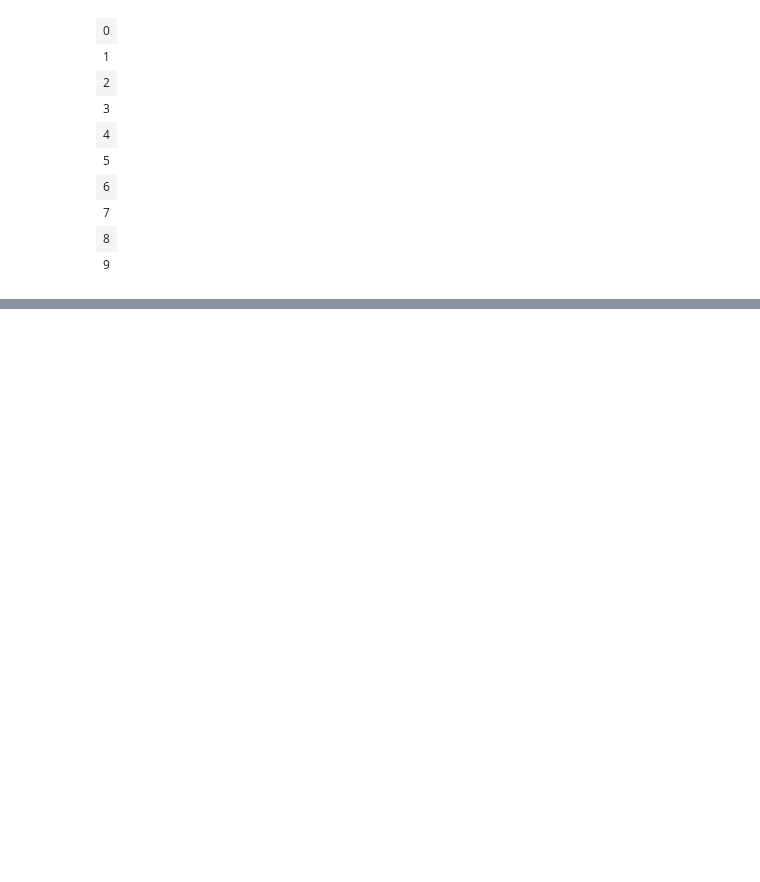
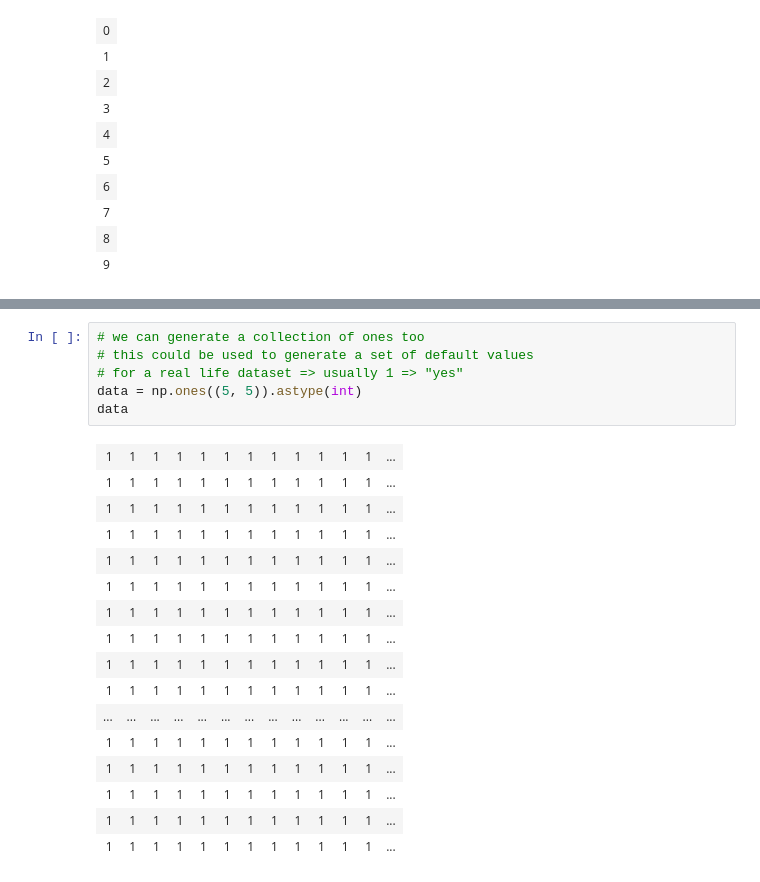
Before and after one commit to tuomasvaltanenLUAS/DataAnalytics2026, a Jupyter notebook: lecture2_numpy/numpy_examples1.ipynb, the cells around one changed output, grey strips where cells are left out. Drawn from its saved outputs; the diff is of its cells as text; blank space fills up the shorter version.

```diff
--- a/lecture2_numpy/numpy_examples1.ipynb
+++ b/lecture2_numpy/numpy_examples1.ipynb
@@ -66,0 +161,23 @@ data
+# %%
+# we can generate a collection of ones too
+# this could be used to generate a set of default values
+# for a real life dataset => usually 1 => "yes"
+data = np.ones((5, 5)).astype(int)
+data
+# %% [output]
+| 1 | 1 | 1 | 1 | 1 | 1 | 1 | 1 | 1 | 1 | 1 | 1 | ... |
+| 1 | 1 | 1 | 1 | 1 | 1 | 1 | 1 | 1 | 1 | 1 | 1 | ... |
+| 1 | 1 | 1 | 1 | 1 | 1 | 1 | 1 | 1 | 1 | 1 | 1 | ... |
+| 1 | 1 | 1 | 1 | 1 | 1 | 1 | 1 | 1 | 1 | 1 | 1 | ... |
+| 1 | 1 | 1 | 1 | 1 | 1 | 1 | 1 | 1 | 1 | 1 | 1 | ... |
+| 1 | 1 | 1 | 1 | 1 | 1 | 1 | 1 | 1 | 1 | 1 | 1 | ... |
+| 1 | 1 | 1 | 1 | 1 | 1 | 1 | 1 | 1 | 1 | 1 | 1 | ... |
+| 1 | 1 | 1 | 1 | 1 | 1 | 1 | 1 | 1 | 1 | 1 | 1 | ... |
+| 1 | 1 | 1 | 1 | 1 | 1 | 1 | 1 | 1 | 1 | 1 | 1 | ... |
+| 1 | 1 | 1 | 1 | 1 | 1 | 1 | 1 | 1 | 1 | 1 | 1 | ... |
+| ... | ... | ... | ... | ... | ... | ... | ... | ... | ... | ... | ... | ... |
+| 1 | 1 | 1 | 1 | 1 | 1 | 1 | 1 | 1 | 1 | 1 | 1 | ... |
+| 1 | 1 | 1 | 1 | 1 | 1 | 1 | 1 | 1 | 1 | 1 | 1 | ... |
+| 1 | 1 | 1 | 1 | 1 | 1 | 1 | 1 | 1 | 1 | 1 | 1 | ... |
+| 1 | 1 | 1 | 1 | 1 | 1 | 1 | 1 | 1 | 1 | 1 | 1 | ... |
+| 1 | 1 | 1 | 1 | 1 | 1 | 1 | 1 | 1 | 1 | 1 | 1 | ... |
```
Also changed, not shown: parts of 10 cells of this notebook.
